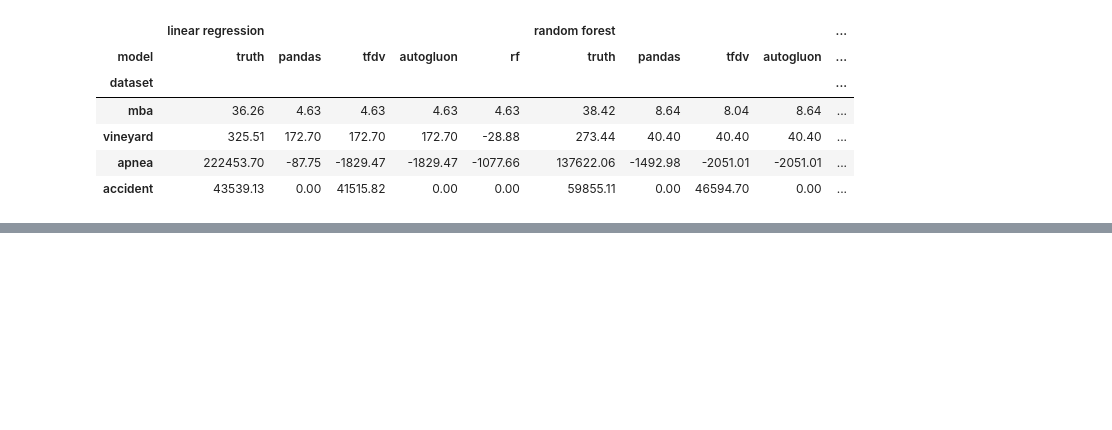
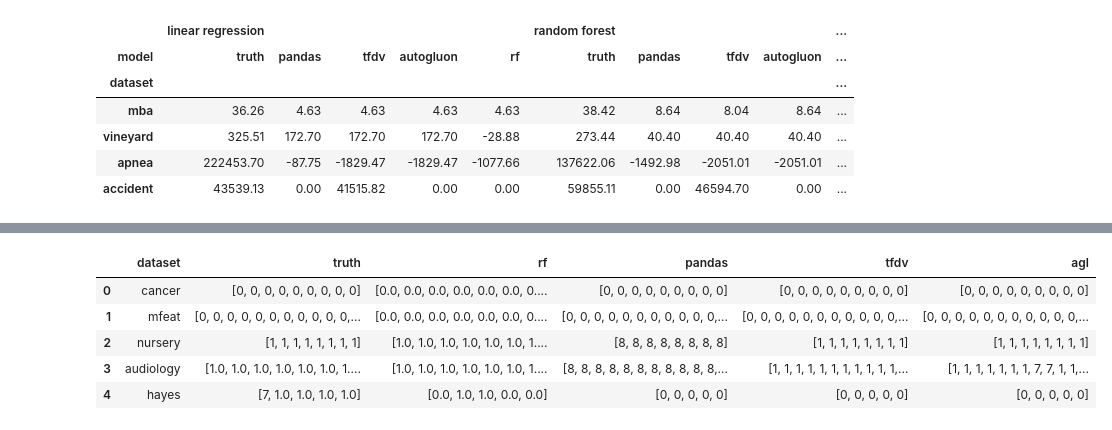
Before and after one commit to TanveerMittal/Sortinghat_Benchmark_Replication, a Jupyter notebook: Tables.ipynb, the cells around one changed output, grey strips where cells are left out. Saved outputs shown, nothing was run; the diff lists cells and outputs as text; code cells hidden in the pictures; blank space fills up the shorter version.

```diff
--- a/Tables.ipynb
+++ b/Tables.ipynb
@@ -186,2 +146,17 @@ Outperforms truth   &                   5 &    4 &         4 &   2 &
 \bottomrule
 \end{tabular}
+# %%
+preds = pd.read_csv("results/predictions.csv")
+preds['truth'] = preds['truth'].apply(eval)
+preds['rf'] = preds['rf'].apply(eval)
+preds['pandas'] = preds['pandas'].apply(eval)
+preds['tfdv'] = preds['tfdv'].apply(eval)
+preds['agl'] = preds['agl'].apply(eval)
+preds.head()
+# %% [output]
+|  | dataset | truth | rf | pandas | tfdv | agl |
+| 0 | cancer | [0, 0, 0, 0, 0, 0, 0, 0, 0] | [0.0, 0.0, 0.0, 0.0, 0.0, 0.0, 0.... | [0, 0, 0, 0, 0, 0, 0, 0, 0] | [0, 0, 0, 0, 0, 0, 0, 0, 0] | [0, 0, 0, 0, 0, 0, 0, 0, 0] |
+| 1 | mfeat | [0, 0, 0, 0, 0, 0, 0, 0, 0, 0, 0,... | [0.0, 0.0, 0.0, 0.0, 0.0, 0.0, 0.... | [0, 0, 0, 0, 0, 0, 0, 0, 0, 0, 0,... | [0, 0, 0, 0, 0, 0, 0, 0, 0, 0, 0,... | [0, 0, 0, 0, 0, 0, 0, 0, 0, 0, 0,... |
+| 2 | nursery | [1, 1, 1, 1, 1, 1, 1, 1] | [1.0, 1.0, 1.0, 1.0, 1.0, 1.0, 1.... | [8, 8, 8, 8, 8, 8, 8, 8] | [1, 1, 1, 1, 1, 1, 1, 1] | [1, 1, 1, 1, 1, 1, 1, 1] |
+| 3 | audiology | [1.0, 1.0, 1.0, 1.0, 1.0, 1.0, 1.... | [1.0, 1.0, 1.0, 1.0, 1.0, 1.0, 1.... | [8, 8, 8, 8, 8, 8, 8, 8, 8, 8, 8,... | [1, 1, 1, 1, 1, 1, 1, 1, 1, 1, 1,... | [1, 1, 1, 1, 1, 1, 1, 7, 7, 1, 1,... |
+| 4 | hayes | [7, 1.0, 1.0, 1.0, 1.0] | [0.0, 1.0, 1.0, 0.0, 0.0] | [0, 0, 0, 0, 0] | [0, 0, 0, 0, 0] | [0, 0, 0, 0, 0] |
```
Also changed, not shown: parts of 26 cells of this notebook, 22 other files.
